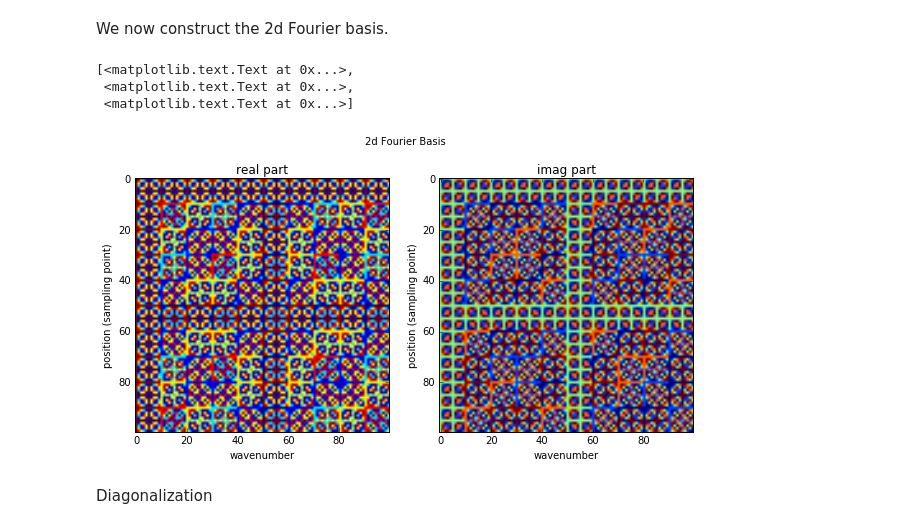
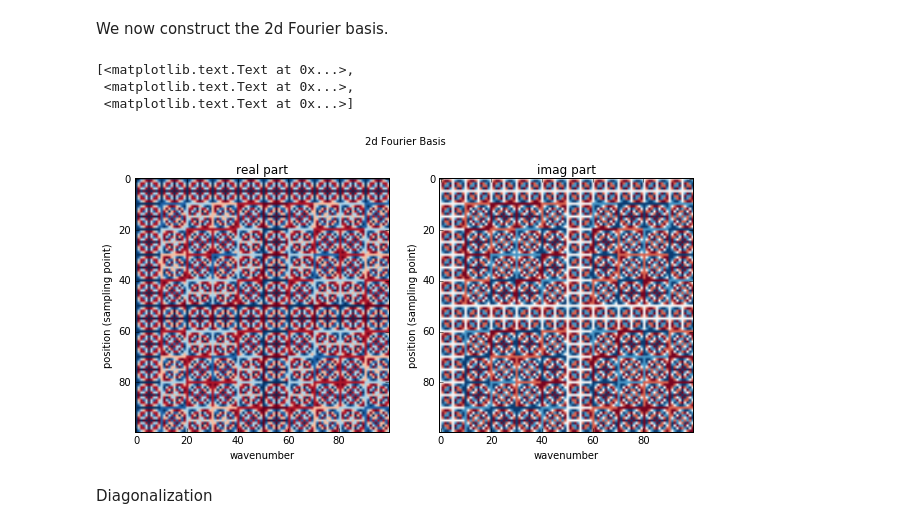
Before and after one commit to MMesch/toeplitz_spectrum, a Jupyter notebook: toeplitz_spectrum.ipynb, the cells around one changed output. Cells and saved outputs as stored; diff of their text form; code cells hidden in the pictures.

```diff
--- a/toeplitz_spectrum.ipynb
+++ b/toeplitz_spectrum.ipynb
@@ -220,31 +221,31 @@ We now construct the 2d Fourier basis.
 # %%
 def get_2dfourier_basis(nx, ny):
     # 1) get x basis
     ks = np.arange(nx)
     ns = np.arange(nx)
     basisx = 1./np.sqrt(nx) * np.exp(-2j * np.pi * ks[None, :] * ns[:, None] / float(nx))
     # 2) get y basis
     ks = np.arange(ny)
     ns = np.arange(ny)
     basisy = 1./np.sqrt(ny) * np.exp(-2j * np.pi * ks[None, :] * ns[:, None] / float(ny))
-    # 3) outer product of both bases
+    # 3) outer product of both bases yields: U(kx, ky, x, y)
     basis = basisx[:, None, :, None] * basisy[None, :, None, :]
     return basis.reshape(nx * ny, nx * ny)
 
 fbasis2d = get_2dfourier_basis(nx, ny)
 
 # plot cosine (real part) and sine (imaginary part) of the Fourier Basis
 fig, (col1, col2) = plt.subplots(1, 2, figsize=(10, 5))
 fig.suptitle('2d Fourier Basis')
-col1.imshow(fbasis2d.real)
+col1.imshow(fbasis2d.real, cmap='RdBu', vmin=-1./np.sqrt(npts), vmax=1./np.sqrt(npts))
 col1.set(title='real part', xlabel='wavenumber', ylabel='position (sampling point)')
-col2.imshow(fbasis2d.imag)
+col2.imshow(fbasis2d.imag, cmap='RdBu', vmin=-1./np.sqrt(npts), vmax=1./np.sqrt(npts))
 col2.set(title='imag part', xlabel='wavenumber', ylabel='position (sampling point)')
 # %% [output]
 [<matplotlib.text.Text at 0x...>,
  <matplotlib.text.Text at 0x...>,
  <matplotlib.text.Text at 0x...>]
-[figure, old version]
+[figure, new version]
 # %% [markdown]
 Diagonalization
 # %%
```
Also changed, not shown: parts of 4 cells of this notebook.
